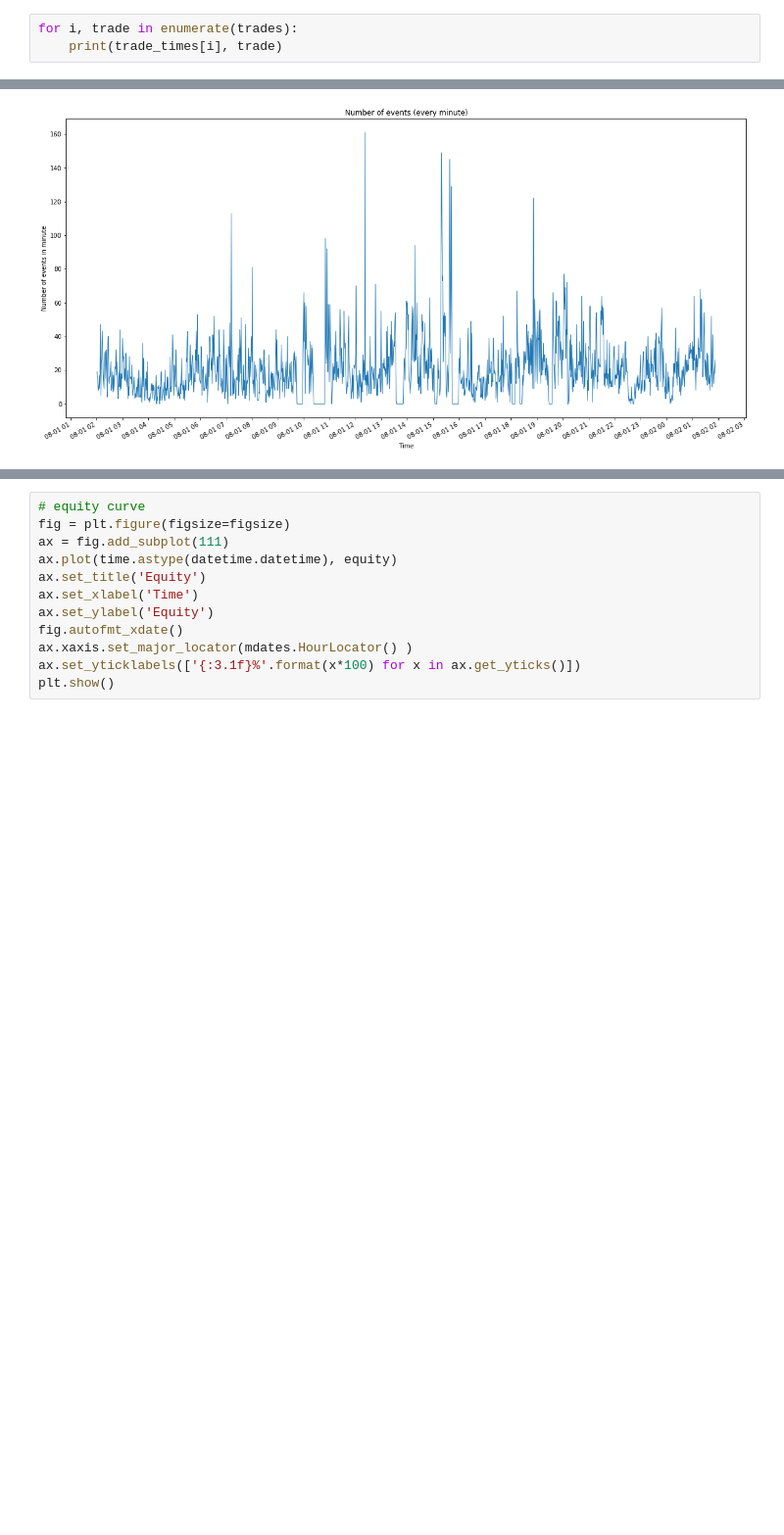
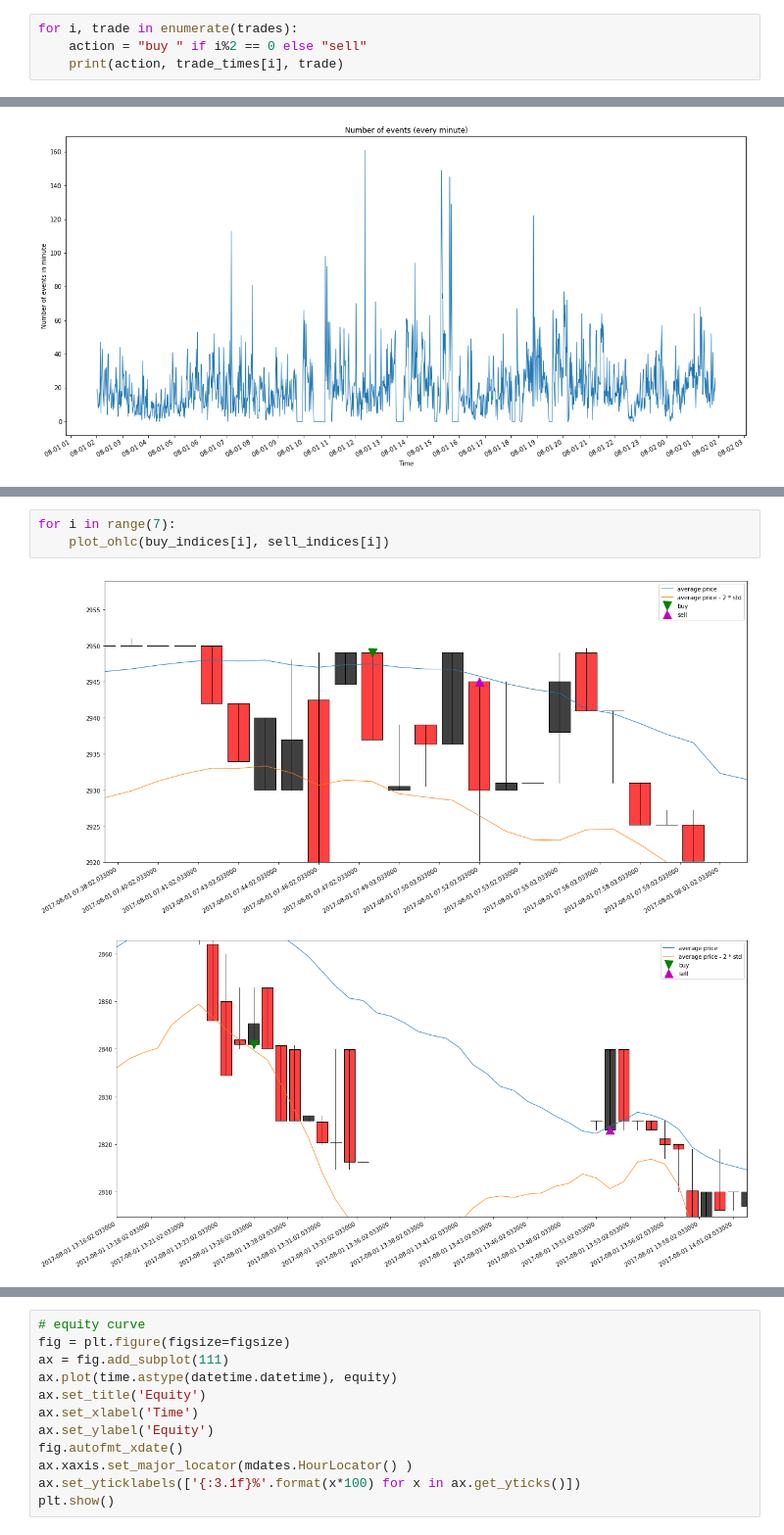
Before and after one commit to andrejburja/first-task, a Jupyter notebook: task.ipynb, the cells around one changed output, grey strips where cells are left out. Shown at 98% size. Saved outputs shown, nothing was run; the diff lists cells and outputs as text; blank space fills up the shorter version.

```diff
--- a/task.ipynb
+++ b/task.ipynb
@@ -176,5 +176,6 @@ data = intervals_data(events_times, closing_times, prices, sells)
 trade_times, trades = calculate_trades(closing_times, data, std_factor, ask_factor, bid_factor)
 # %%
 for i, trade in enumerate(trades):
-    print(trade_times[i], trade)
+    action = "buy " if i%2 == 0 else "sell"
+    print(action, trade_times[i], trade)
 # %% [output]
@@ -272,0 +288,6 @@ plt.show()
+# %%
+for i in range(7):
+    plot_ohlc(buy_indices[i], sell_indices[i])
+# %% [output]
+[figure, added]
+[figure, added]
```
Also changed, not shown: parts of 7 cells of this notebook.
